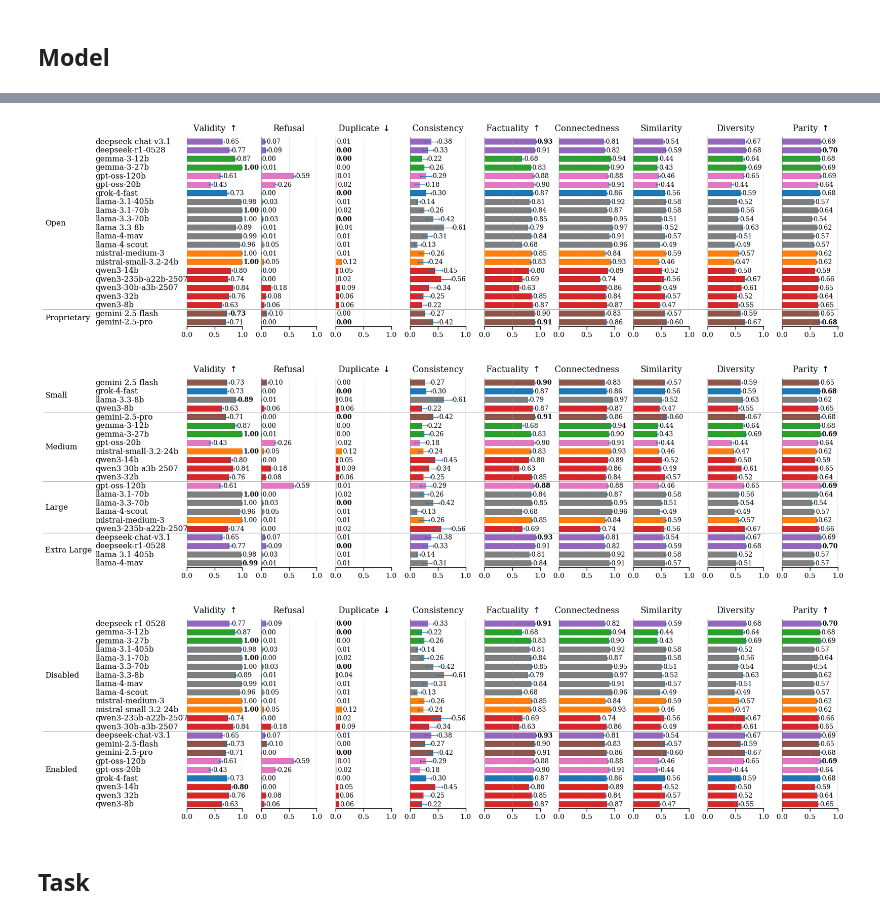
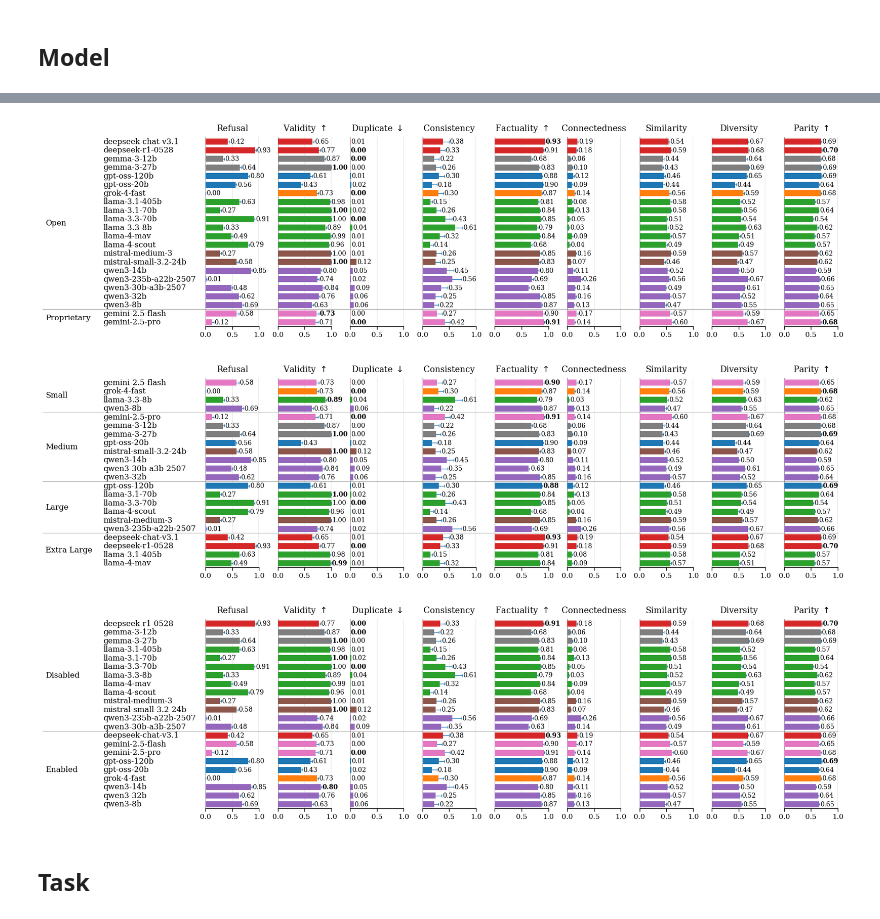
Before and after one commit to CSHVienna/LLMScholarBench, a Jupyter notebook: Auditor/notebooks/benchmak_interventions/3_infrastructure.ipynb, the cells around one changed output, grey strips where cells are left out. Saved outputs shown, nothing was run; the diff lists cells and outputs as text; code cells hidden in the pictures.

```diff
--- a/Auditor/notebooks/benchmak_interventions/3_infrastructure.ipynb
+++ b/Auditor/notebooks/benchmak_interventions/3_infrastructure.ipynb
@@ -97,7 +95,6 @@ row_color_map = {(group_name,group):gridcons.GROUP_COLORS[group_name][i] for gro
 index_label_maps = {
     1: constants.BENCHMARK_MODEL_GROUP_LABEL_MAP
 }
-
 
 values = (
     df_summary_infrastructure_group.pivot(index=index, columns='metric_name', values='mean')
@@ -111,28 +108,29 @@ ci_high = (
     df_summary_infrastructure_group.pivot(index=index, columns='metric_name', values='ci_high')
 )
 
-width_ratios = grid.width_ratios_for_split(k_panels=len(gridcons.PANELS_METRICS), bars_share=0.8, panel_ratio=0.9)
+width_ratios = gridbar.width_ratios_for_split(k_panels=len(gridcons.PANELS_METRICS), bars_share=0.8, panel_ratio=0.2)
 
-fig = gridbars.plot_metric_grid_from_pivot(
+fig = gridbar.plot_metric_grid_from_pivot(
     values,
-    panels=gridcons.PANELS_METRICS,
+    panels=gridcons.PANELS_METRICS_GROUPS,
     ci_low=ci_low,
     ci_high=ci_high,
     highlight_rules=constants.BENCHMARK_METRIC_HIGHLIGHT_RULES,
-    layout=gridbars.LayoutSpec(figsize=(18, 3), wspace=0.30, separator_lw=0.5, label_ratio=2),
-    style=gridbars.StyleSpec(bar_height=0.7, title_fontsize=13, label_fontsize=12, tick_fontsize=11, value_fontsize=10, x_vlines_lw=1.0),
+    layout=gridbar.LayoutSpec(figsize=(18, 3), wspace=0.30, separator_lw=0.5),
+    style=gridbar.StyleSpec(bar_height=0.65, title_fontsize=13, label_fontsize=12, tick_fontsize=11, value_fontsize=10, x_vlines_lw=1.0),
     xlim=(0, 1),
     xticks=[0, 0.5, 1.0],
     row_color_map=row_color_map,
     index_order = index_order,
     index_label_maps=index_label_maps,
-    group_label_map=constants.BENCHMARK_MODEL_GROUPS_LABEL_MAP
+    group_label_map=constants.BENCHMARK_MODEL_GROUPS_LABEL_MAP,
+    width_ratios=width_ratios
 )
 
 fn = io.path_join(PLOTS_PATH, f'{PREFIX}_by_model_group.pdf')
 if fn is not None:
     fig.savefig(fn, dpi=constants.FIG_DPI, bbox_inches='tight')
 
-gridbars.plt.show()
-gridbars.plt.close()
+gridbar.plt.show()
+gridbar.plt.close()
 # %% [output]
@@ -176,43 +174,43 @@ for model_group in constants.BENCHMARK_MODEL_GROUPS:
     )
 
     ci_low = (
         df_summary_per_model.pivot(index=index, columns='metric_name', values='ci_low')
     )
 
     ci_high = (
         df_summary_per_model.pivot(index=index, columns='metric_name', values='ci_high')
     )
 
     row_color_map = df_summary_per_model.groupby(index).model_color.first().to_dict()
 
-    width_ratios = grid.width_ratios_for_split(k_panels=len(gridcons.PANELS_METRICS), bars_share=0.80, panel_ratio=0.9)
+    width_ratios = gridbar.width_ratios_for_split(k_panels=len(gridcons.PANELS_METRICS), bars_share=0.77, panel_ratio=0.23)
 
-    fig = gridbars.plot_metric_grid_from_pivot(
+    fig = gridbar.plot_metric_grid_from_pivot(
         values,
-        panels=gridcons.PANELS_METRICS,
+        panels=gridcons.PANELS_METRICS_GROUPS,
         ci_low=ci_low,
         ci_high=ci_high,
         highlight_rules=constants.BENCHMARK_METRIC_HIGHLIGHT_RULES,
-        layout=gridbars.LayoutSpec(figsize=(18, 5.5), wspace=0.30, separator_lw=0.5),
-        style=gridbars.StyleSpec(bar_height=0.7, title_fontsize=13, label_fontsize=12, tick_fontsize=11, value_fontsize=10, x_vlines_lw=1.0),
+        layout=gridbar.LayoutSpec(figsize=(18, 5.5), wspace=0.30, separator_lw=0.5),
+        style=gridbar.StyleSpec(bar_height=0.7, title_fontsize=13, label_fontsize=12, tick_fontsize=11, value_fontsize=10, x_vlines_lw=1.0),
         xlim=(0, 1),
         xticks=[0, 0.5, 1.0],
         row_color_map=row_color_map,
         group_order = group_order,
         group_label_map = group_label_map,
         width_ratios=width_ratios
     )
 
     fn = io.path_join(PLOTS_PATH, f'{PREFIX}_by_{model_group}.pdf')
     if fn is not None:
         fig.savefig(fn, dpi=constants.FIG_DPI, bbox_inches='tight')
 
-    gridbars.plt.show()
-    gridbars.plt.close()
+    gridbar.plt.show()
+    gridbar.plt.close()
 # %% [output]
-[figure, old version]
+[figure, new version]
-[figure, old version]
+[figure, new version]
-[figure, old version]
+[figure, new version]
 # %% [markdown]
 ## Task
 # %%
```
Also changed, not shown: parts of 10 cells of this notebook, 14 other files.
